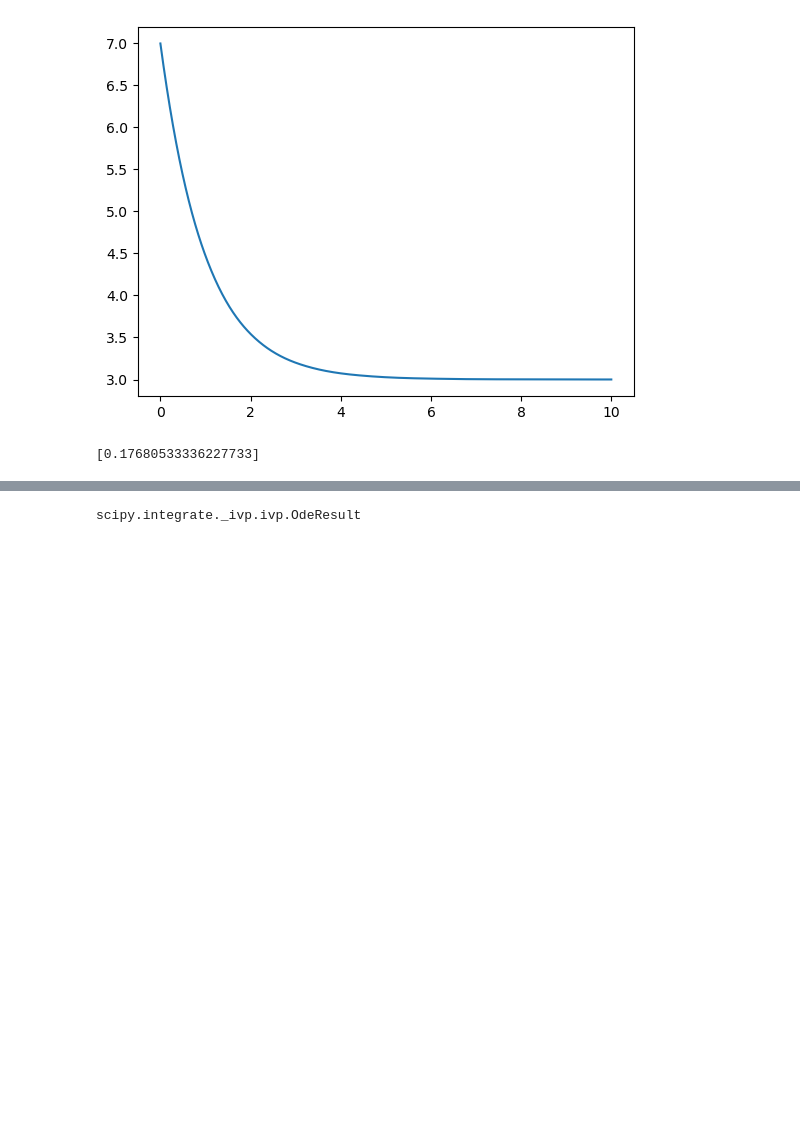
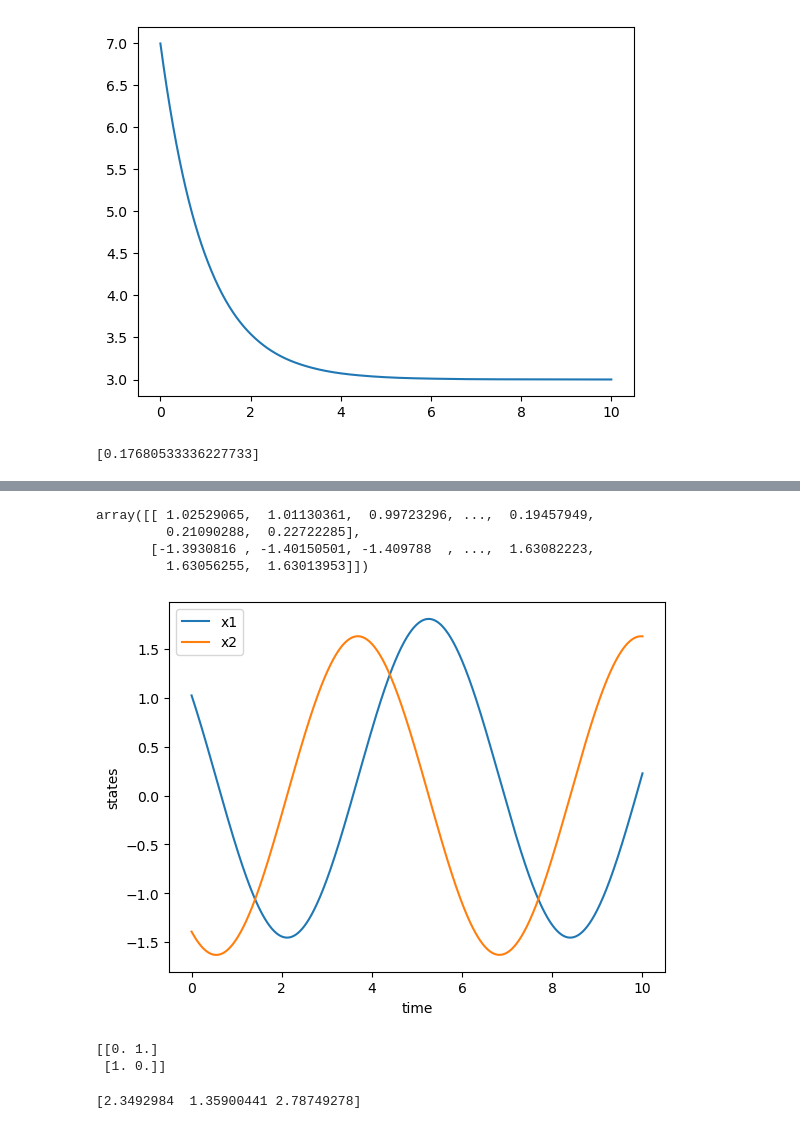
Before and after one commit to medjaijedi/MAS_Final_Project, a Jupyter notebook: constant_outputtracking_constdist.ipynb, the cells around one changed output, grey strips where cells are left out. Cells and saved outputs as stored; diff of their text form; code cells hidden in the pictures; blank space fills up the shorter version.

```diff
--- a/constant_outputtracking_constdist.ipynb
+++ b/constant_outputtracking_constdist.ipynb
@@ -113,11 +113,50 @@ print(x0)
 # %%
 x_t = integrate.solve_ivp(xdot,y0=x0,t_span=[0,10],args=(A,B1),t_eval=np.linspace(0,10,1000))
-type(x_t)
+x_t.y
 # %% [output]
-scipy.integrate._ivp.ivp.OdeResult
+array([[ 1.02529065,  1.01130361,  0.99723296, ...,  0.19457949,
+         0.21090288,  0.22722285],
+       [-1.3930816 , -1.40150501, -1.409788  , ...,  1.63082223,
+         1.63056255,  1.63013953]])
 # %%
 #plotting
-plt.plot(x_t.t,x_t.y[0])
+plt.plot(x_t.t,x_t.y[0],label='x1')
+plt.plot(x_t.t,x_t.y[1],label='x2')
 plt.xlabel("time")
-plt.ylabel("state x")
+plt.ylabel("states")
+plt.legend()
 plt.show()
+# %% [output]
+[figure, added]
+# %%
+#Now let's look at the controlled system.
+#u = Kx where K = [k1,k2,ki] (since the augmented state is [x1,x2,xI])
+# ****How to find the coefficients k analytically is now the question.****
+''' some testing I had to do for b.s. dimension compatibility issues.
+G = ct.tf2ss([1], [1, 2, 3])
+print(G.A)
+print(G.B)
+'''
+ch_contrl = ct.ctrb(A,[[B2[0]],[B2[1]]]) #controllability check
+print(ch_contrl)
+#print(np.linalg.matrix_rank(np.vstack(np.hstack((A,B2)),np.hstack((C,np.array([0]))))))
+#np.hstack((A,B2.T))
+# **** The coefficients k which were found by hand in this case can be 0.5,-2,-3. Basically k1 < 1; k2 and KI < 0 each.
+K = np.array([0.5,-2,-3])
+r = 7 #let this be the output to be tracked.
+#Closed loop system definition:
+def xdotcl(t,xhat,A,B2,B1,K,w):
+    Ahat = np.vstack((np.hstack((A,np.array([0,0]).reshape(2,1))),np.hstack((C.reshape(1,2),np.array([0]).reshape(1,1)))))
+    B1hat = np.vstack((np.hstack((B1.reshape(2,1),np.array([0,0]).reshape(2,1))),np.array([0,-1])))
+    B2hat = np.vstack((B2.reshape(2,1),[0]))
+    what = np.vstack((w,r))
+    return (Ahat + B2hat.dot(K.reshape(1,3)))@xhat + B1hat @ what
+# %% [output]
+[[0. 1.]
+ [1. 0.]]
+# %%
+#simulating the closed loop system. We let xI0 be random too
+xhat0 = np.random.rand(3) * 3
+print(xhat0)
+# %% [output]
+[2.3492984  1.35900441 2.78749278]
```
Also changed, not shown: parts of 6 cells of this notebook.
